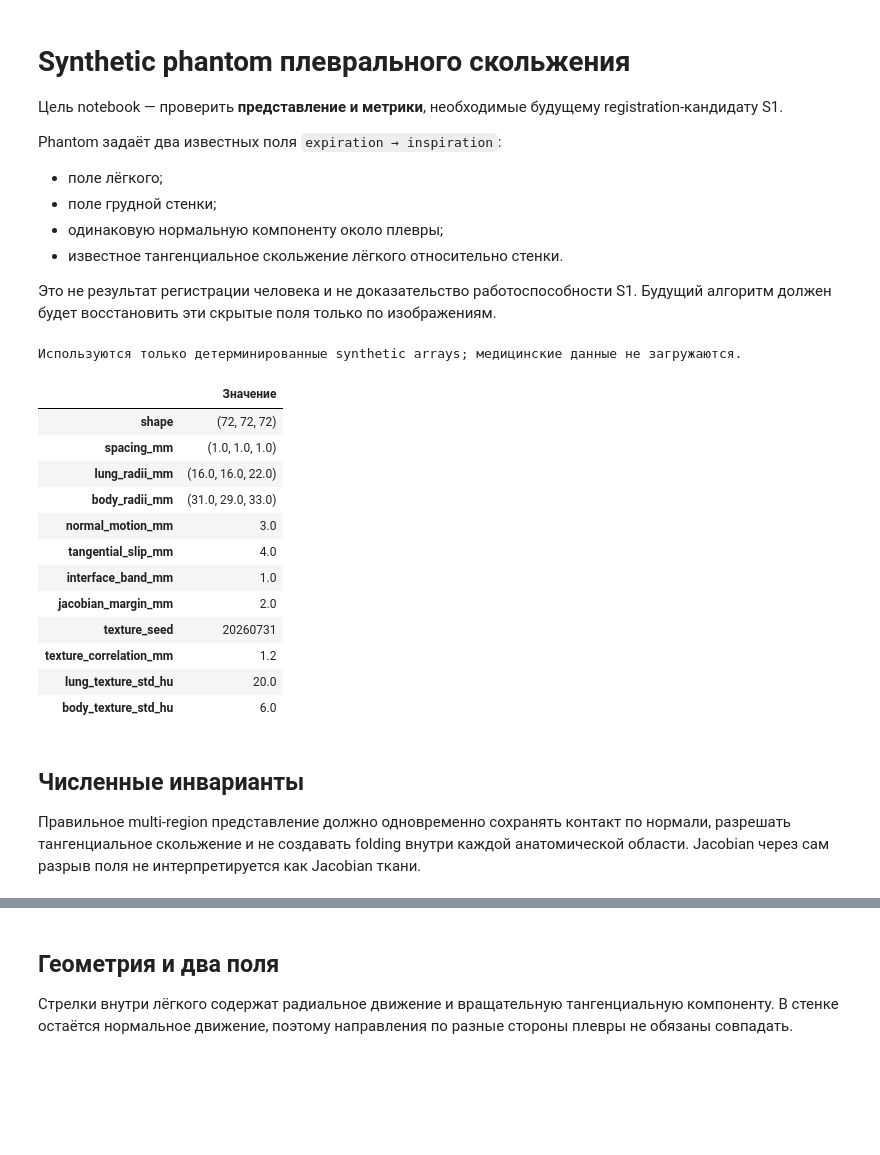
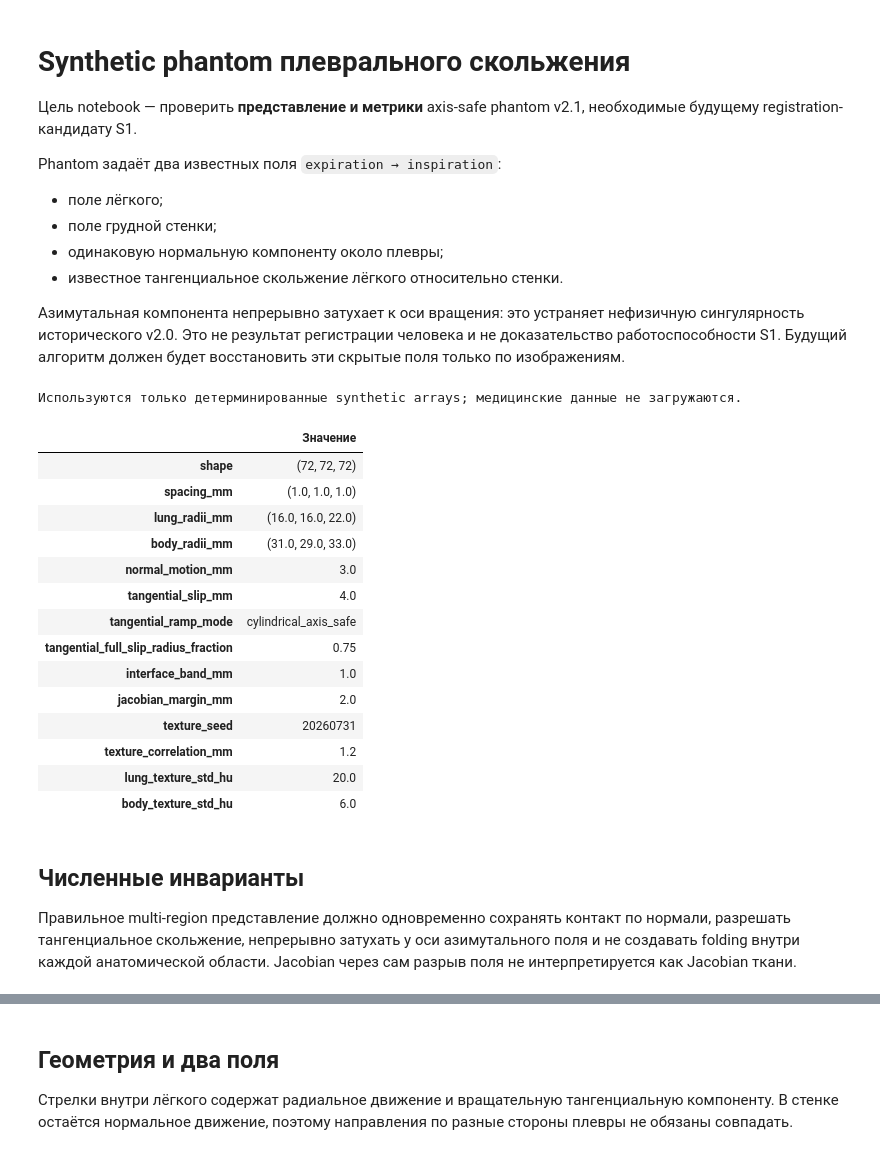
Before and after one commit to NixWrk/PhD_Disser, a Jupyter notebook: breath geometry/notebooks/05_sliding_phantom.ipynb, the cells around one changed output, grey strips where cells are left out. Cells and saved outputs as stored; diff of their text form; code cells hidden in the pictures; blank space fills up the shorter version.

```diff
--- a/breath geometry/notebooks/05_sliding_phantom.ipynb
+++ b/breath geometry/notebooks/05_sliding_phantom.ipynb
@@ -1,7 +1,7 @@
 # %% [markdown]
 # Synthetic phantom плеврального скольжения
 
-Цель notebook — проверить **представление и метрики**, необходимые будущему registration-кандидату S1.
+Цель notebook — проверить **представление и метрики** axis-safe phantom v2.1, необходимые будущему registration-кандидату S1.
 
 Phantom задаёт два известных поля `expiration → inspiration`:
 
@@ -10,7 +10,7 @@ Phantom задаёт два известных поля `expiration → inspirat
 - одинаковую нормальную компоненту около плевры;
 - известное тангенциальное скольжение лёгкого относительно стенки.
 
-Это не результат регистрации человека и не доказательство работоспособности S1. Будущий алгоритм должен будет восстановить эти скрытые поля только по изображениям.
+Азимутальная компонента непрерывно затухает к оси вращения: это устраняет нефизичную сингулярность исторического v2.0. Это не результат регистрации человека и не доказательство работоспособности S1. Будущий алгоритм должен будет восстановить эти скрытые поля только по изображениям.
 # %%
 import hashlib
 import subprocess
@@ -37,33 +37,58 @@ if source_root not in sys.path:
 # %%
 from breathgeom.measure.sliding_phantom import (
     SlidingPhantomParams,
     evaluate_sliding_interface,
     make_sliding_phantom,
 )
 
 params = SlidingPhantomParams()
 phantom = make_sliding_phantom(params)
 reference = evaluate_sliding_interface(phantom)
 missing_body_motion = evaluate_sliding_interface(
     phantom,
     body_displacement_mm=np.zeros_like(phantom.body_displacement_mm),
 )
 artificially_glued = evaluate_sliding_interface(
     phantom,
     body_displacement_mm=phantom.lung_displacement_mm,
 )
+indices = np.indices(phantom.image.shape, dtype=np.float64)
+centre = (np.asarray(phantom.image.shape, dtype=np.float64) - 1.0) / 2.0
+coordinates = (np.moveaxis(indices, 0, -1) - centre) * np.asarray(phantom.spacing_mm)
+cylindrical_level = np.sqrt(
+    np.square(coordinates[..., 0] / phantom.lung_radii_mm[0])
+    + np.square(coordinates[..., 1] / phantom.lung_radii_mm[1])
+)
+normal_component = np.sum(
+    phantom.lung_displacement_mm * phantom.interface_normal,
+    axis=-1,
+)
+tangential_magnitude = np.linalg.norm(
+    phantom.lung_displacement_mm
+    - normal_component[..., None] * phantom.interface_normal,
+    axis=-1,
+)
+near_axis = phantom.lung_mask & (cylindrical_level < 0.1)
+axis_tangent_max_mm = float(np.max(tangential_magnitude[near_axis]))
+axis_tangent_bound_mm = (
+    params.tangential_slip_mm
+    * 0.1
+    / params.tangential_full_slip_radius_fraction
+)
 
 print("Используются только детерминированные synthetic arrays; медицинские данные не загружаются.")
 display(pd.DataFrame([asdict(params)]).T.rename(columns={0: "Значение"}))
 # %% [output]
 Используются только детерминированные synthetic arrays; медицинские данные не загружаются.
 |  | Значение |
 | shape | (72, 72, 72) |
 | spacing_mm | (1.0, 1.0, 1.0) |
 | lung_radii_mm | (16.0, 16.0, 22.0) |
 | body_radii_mm | (31.0, 29.0, 33.0) |
 | normal_motion_mm | 3.0 |
 | tangential_slip_mm | 4.0 |
+| tangential_ramp_mode | cylindrical_axis_safe |
+| tangential_full_slip_radius_fraction | 0.75 |
 | interface_band_mm | 1.0 |
 | jacobian_margin_mm | 2.0 |
 | texture_seed | 20260731 |
@@ -73,7 +98,7 @@ display(pd.DataFrame([asdict(params)]).T.rename(columns={0: "Значение"})
 # %% [markdown]
 ## Численные инварианты
 
-Правильное multi-region представление должно одновременно сохранять контакт по нормали, разрешать тангенциальное скольжение и не создавать folding внутри каждой анатомической области. Jacobian через сам разрыв поля не интерпретируется как Jacobian ткани.
+Правильное multi-region представление должно одновременно сохранять контакт по нормали, разрешать тангенциальное скольжение, непрерывно затухать у оси азимутального поля и не создавать folding внутри каждой анатомической области. Jacobian через сам разрыв поля не интерпретируется как Jacobian ткани.
 # %%
 scenario_metrics = pd.DataFrame(
     [
```
Also changed, not shown: parts of 3 cells of this notebook.
